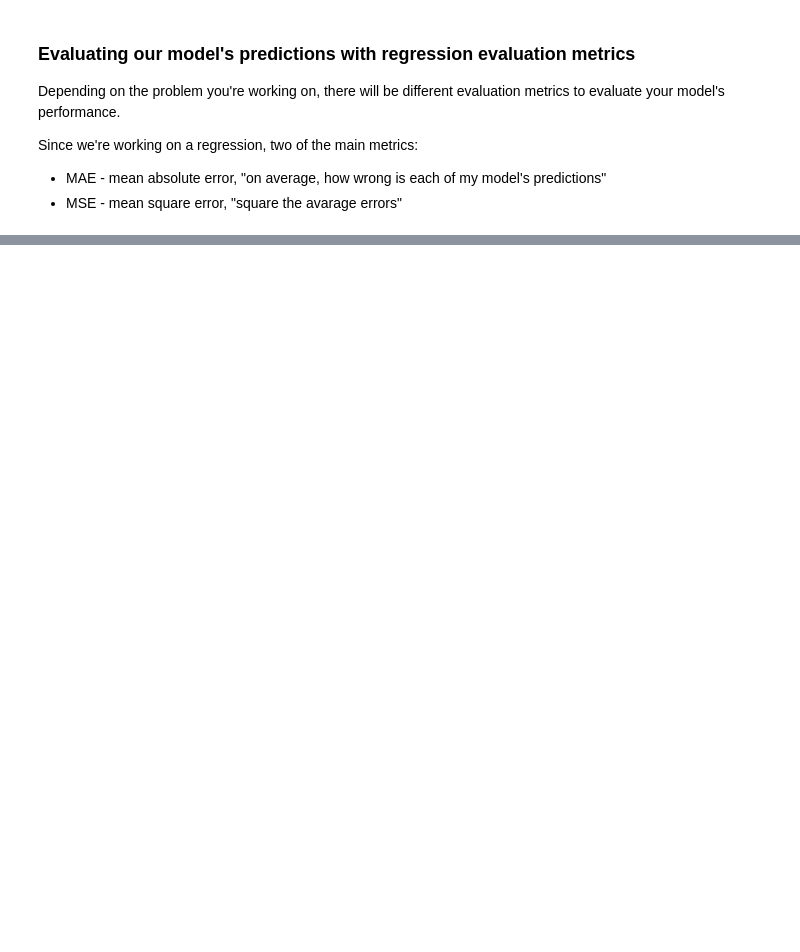
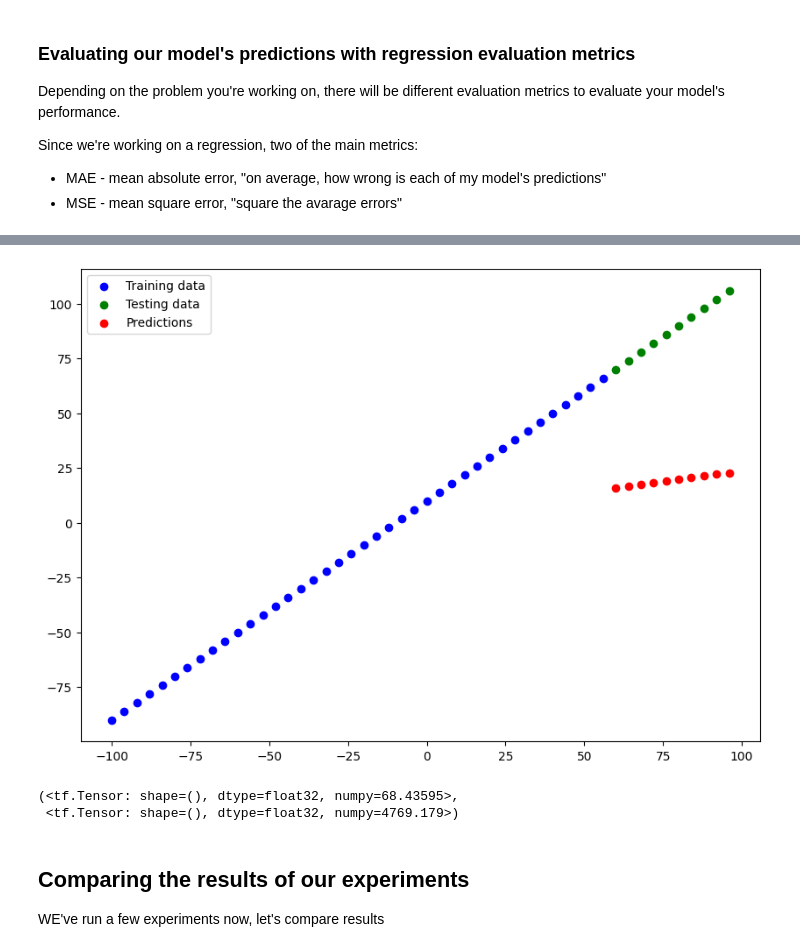
Before and after one commit to laway/tensorflow, a Jupyter notebook: 01_neural_network_regression_with_tensorflow_video.ipynb, the cells around one changed output, grey strips where cells are left out. Saved outputs shown, nothing was run; the diff lists cells and outputs as text; code cells hidden in the pictures; blank space fills up the shorter version.

```diff
--- a/01_neural_network_regression_with_tensorflow_video.ipynb
+++ b/01_neural_network_regression_with_tensorflow_video.ipynb
@@ -464,0 +589,3 @@ mae(y_test, tf.squeeze(y_pred)), mse(y_test, tf.squeeze(y_pred))
+# %%
+y_preds_3 = model_3.predict(X_test)
+y_preds_3
@@ -464,0 +604,15 @@ mae(y_test, tf.squeeze(y_pred)), mse(y_test, tf.squeeze(y_pred))
+# %%
+plot_predictions(predictions = y_preds_3)
+# %% [output]
+[figure, added]
+# %%
+mae_3 = mae(y_test, y_preds_3)
+mse_3 = mse(y_test, y_preds_3)
+mae_3, mse_3
+# %% [output]
+(<tf.Tensor: shape=(), dtype=float32, numpy=68.43595>,
+ <tf.Tensor: shape=(), dtype=float32, numpy=4769.179>)
+# %% [markdown]
+## Comparing the results of our experiments
+
+WE've run a few experiments now, let's compare results
```
Also changed, not shown: parts of 31 cells of this notebook.
